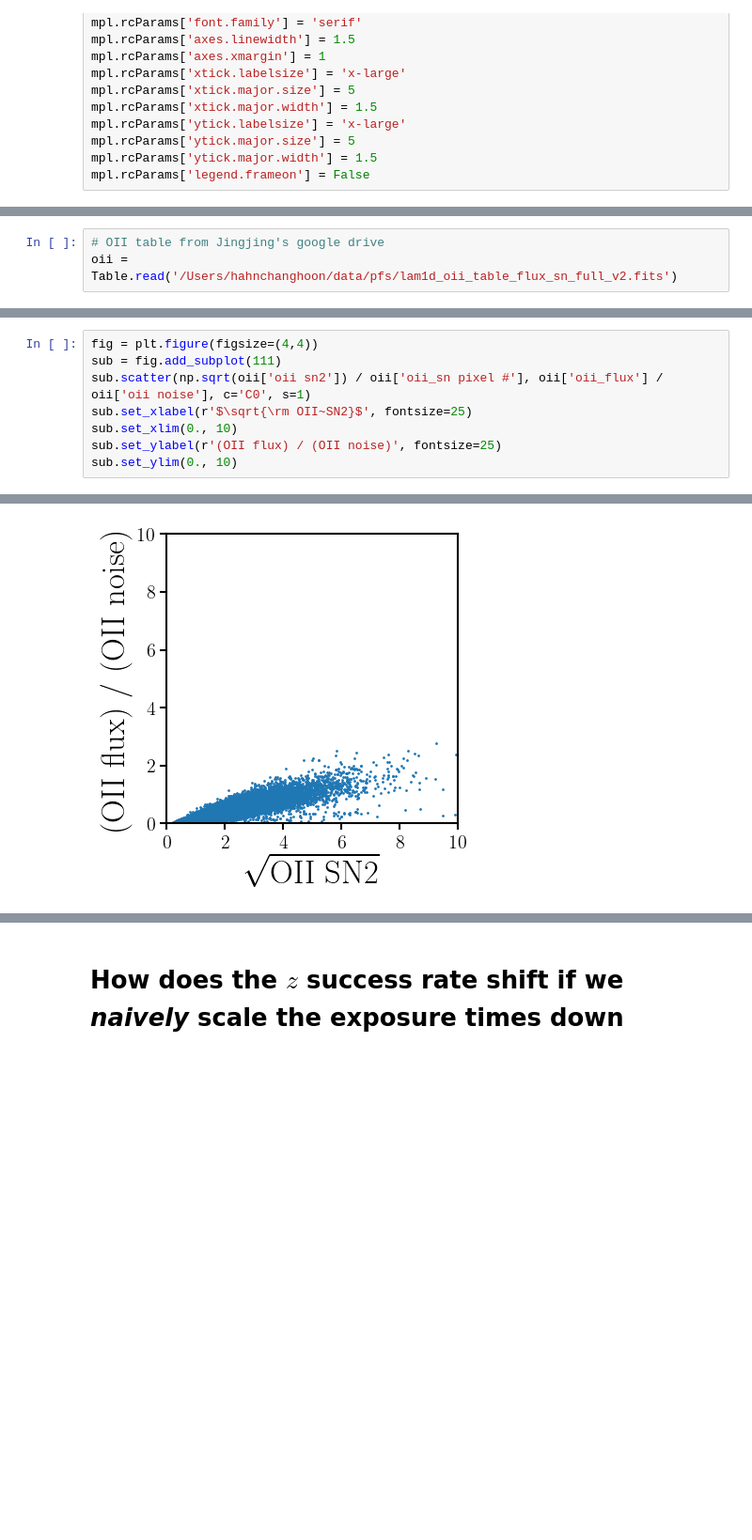
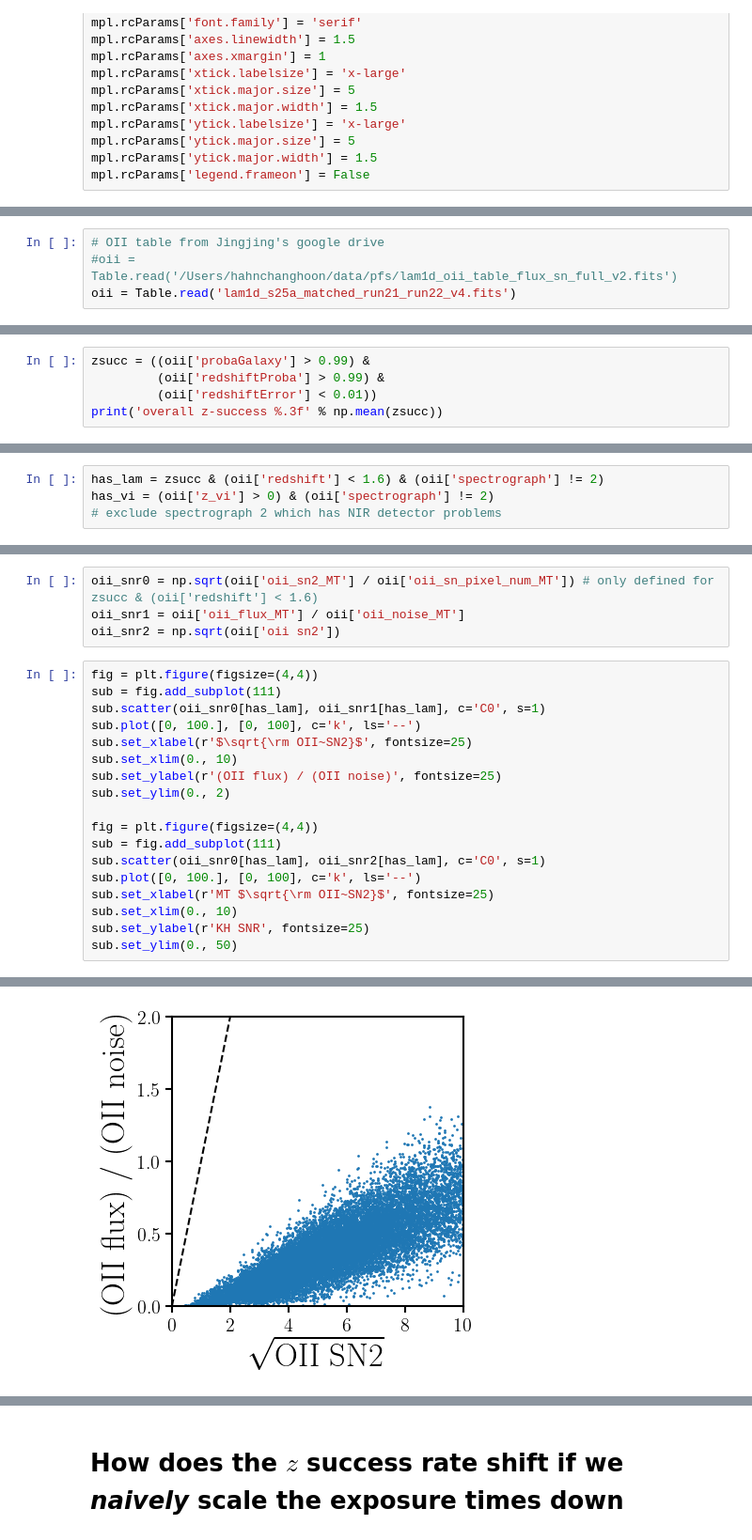
Before and after one commit to changhoonhahn/pfs_sv, a Jupyter notebook: nb/oiisnr.ipynb, the cells around one changed output, grey strips where cells are left out. Shown at 94% size. Drawn from its saved outputs; the diff is of its cells as text; blank space fills up the shorter version.

```diff
--- a/nb/oiisnr.ipynb
+++ b/nb/oiisnr.ipynb
@@ -45,3 +24,4 @@ Includes nearly all objects with LAM1D redshift $0.6 < z < 1.6$
 # %%
 # OII table from Jingjing's google drive
-oii = Table.read('/Users/hahnchanghoon/data/pfs/lam1d_oii_table_flux_sn_full_v2.fits')
+#oii = Table.read('/Users/hahnchanghoon/data/pfs/lam1d_oii_table_flux_sn_full_v2.fits')
+oii = Table.read('lam1d_s25a_matched_run21_run22_v4.fits')
@@ -52,0 +35,5 @@ oii_snr = lam1d_oii['oii_flux'] / lam1d_oii['oii noise']
+# %%
+zsucc = ((oii['probaGalaxy'] > 0.99) &
+         (oii['redshiftProba'] > 0.99) &
+         (oii['redshiftError'] < 0.01))
+print('overall z-success %.3f' % np.mean(zsucc))
@@ -52,0 +42,4 @@ oii_snr = lam1d_oii['oii_flux'] / lam1d_oii['oii noise']
+# %%
+has_lam = zsucc & (oii['redshift'] < 1.6) & (oii['spectrograph'] != 2)
+has_vi = (oii['z_vi'] > 0) & (oii['spectrograph'] != 2)
+# exclude spectrograph 2 which has NIR detector problems
@@ -53,9 +48,23 @@ oii_snr = lam1d_oii['oii_flux'] / lam1d_oii['oii noise']
+# %%
+oii_snr0 = np.sqrt(oii['oii_sn2_MT'] / oii['oii_sn_pixel_num_MT']) # only defined for zsucc & (oii['redshift'] < 1.6)
+oii_snr1 = oii['oii_flux_MT'] / oii['oii_noise_MT']
+oii_snr2 = np.sqrt(oii['oii sn2'])
 # %%
 fig = plt.figure(figsize=(4,4))
 sub = fig.add_subplot(111)
-sub.scatter(np.sqrt(oii['oii sn2']) / oii['oii_sn pixel #'], oii['oii_flux'] / oii['oii noise'], c='C0', s=1)
+sub.scatter(oii_snr0[has_lam], oii_snr1[has_lam], c='C0', s=1)
+sub.plot([0, 100.], [0, 100], c='k', ls='--')
 sub.set_xlabel(r'$\sqrt{\rm OII~SN2}$', fontsize=25)
 sub.set_xlim(0., 10)
 sub.set_ylabel(r'(OII flux) / (OII noise)', fontsize=25)
-sub.set_ylim(0., 10)
+sub.set_ylim(0., 2)
+
+fig = plt.figure(figsize=(4,4))
+sub = fig.add_subplot(111)
+sub.scatter(oii_snr0[has_lam], oii_snr2[has_lam], c='C0', s=1)
+sub.plot([0, 100.], [0, 100], c='k', ls='--')
+sub.set_xlabel(r'MT $\sqrt{\rm OII~SN2}$', fontsize=25)
+sub.set_xlim(0., 10)
+sub.set_ylabel(r'KH SNR', fontsize=25)
+sub.set_ylim(0., 50)
 # %% [output]
@@ -63 +72 @@ sub.set_ylim(0., 10)
-[figure, old version]
+[figure, new version]
```
Also changed, not shown: parts of 28 cells of this notebook.
